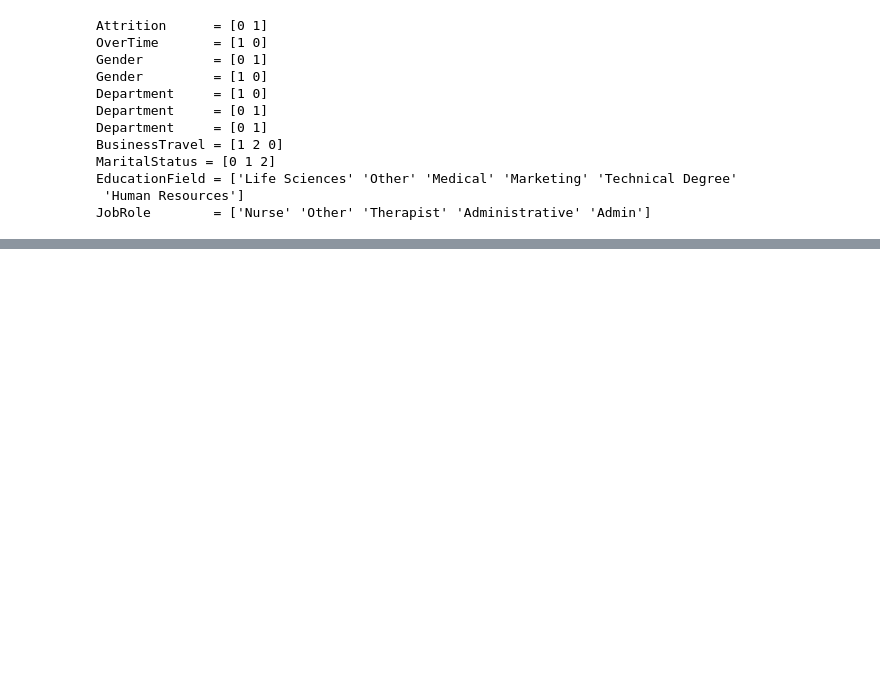
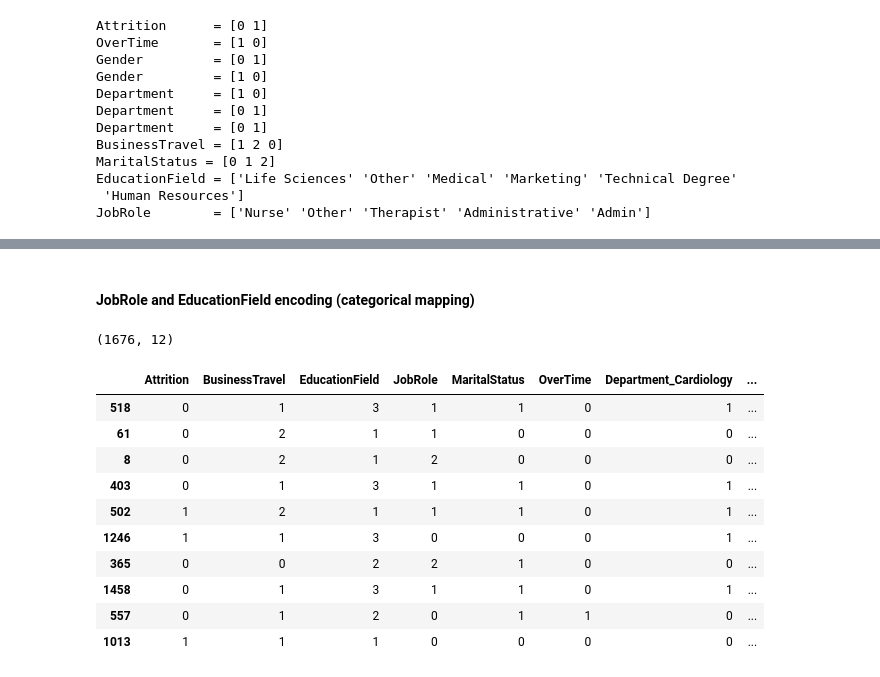
Before and after one commit to Kovindu555/Employee-Attrition-Multiclass-Prediction, a Jupyter notebook: data_trasnformation.ipynb, the cells around one changed output, grey strips where cells are left out. Saved outputs shown, nothing was run; the diff lists cells and outputs as text; code cells hidden in the pictures; blank space fills up the shorter version.

```diff
--- a/data_trasnformation.ipynb
+++ b/data_trasnformation.ipynb
@@ -182,0 +239,22 @@ JobRole        = ['Nurse' 'Other' 'Therapist' 'Administrative' 'Admin']
+# %% [markdown]
+#### JobRole and EducationField encoding (categorical mapping)
+# %%
+df['EducationField'] = df['EducationField'].map({'Other': 0, 'Life Sciences': 1, 'Medical': 2, 'Marketing': 3, 'Technical Degree': 4, 'Human Resources': 5})
+df['is_other_JobRole'] = (df['JobRole'] == 'Other').astype(int)
+df['JobRole'] = df['JobRole'].map({'Other': 0, 'Nurse': 1,'Therapist': 2, 'Administrative': 3, 'Admin': 4})
+# %%
+display(df.shape)
+df.sample(10)
+# %% [output]
+(1676, 12)
+|  | Attrition | BusinessTravel | EducationField | JobRole | MaritalStatus | OverTime | Department_Cardiology | ... |
+| 518 | 0 | 1 | 3 | 1 | 1 | 0 | 1 | ... |
+| 61 | 0 | 2 | 1 | 1 | 0 | 0 | 0 | ... |
+| 8 | 0 | 2 | 1 | 2 | 0 | 0 | 0 | ... |
+| 403 | 0 | 1 | 3 | 1 | 1 | 0 | 1 | ... |
+| 502 | 1 | 2 | 1 | 1 | 1 | 0 | 1 | ... |
+| 1246 | 1 | 1 | 3 | 0 | 0 | 0 | 1 | ... |
+| 365 | 0 | 0 | 2 | 2 | 1 | 0 | 0 | ... |
+| 1458 | 0 | 1 | 3 | 1 | 1 | 0 | 1 | ... |
+| 557 | 0 | 1 | 2 | 0 | 1 | 1 | 0 | ... |
+| 1013 | 1 | 1 | 1 | 0 | 0 | 0 | 0 | ... |
```
Also changed, not shown: parts of 13 cells of this notebook.
